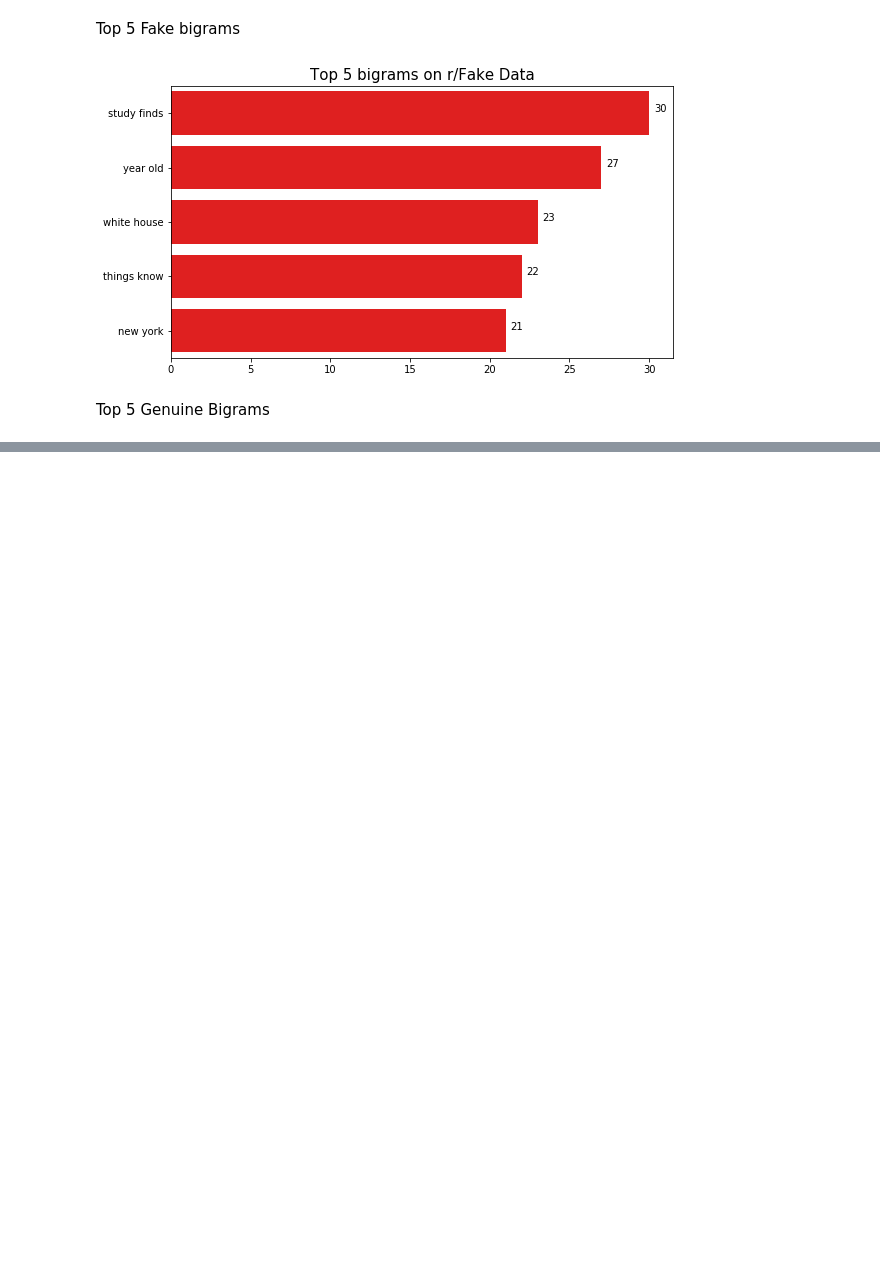
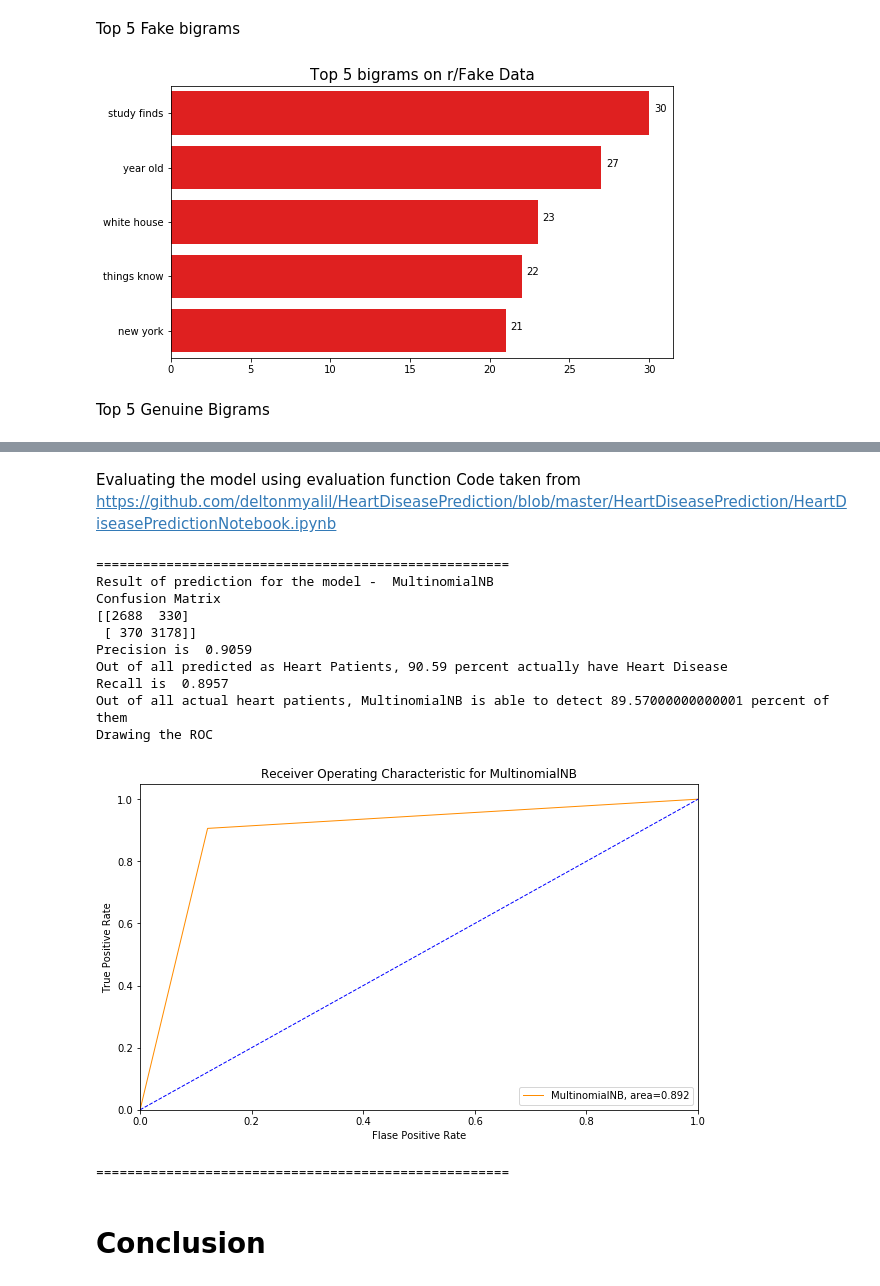
Before and after one commit to deltonmyalil/NLP_Classification_Fake_Articles, a Jupyter notebook: EDA_and_modeling_on_CSV.ipynb, the cells around one changed output, grey strips where cells are left out. Drawn from its saved outputs; the diff is of its cells as text; code cells hidden in the pictures; blank space fills up the shorter version.

```diff
--- a/EDA_and_modeling_on_CSV.ipynb
+++ b/EDA_and_modeling_on_CSV.ipynb
@@ -418,0 +461,6 @@ bar_plot(nonion_top_5.values, nonion_top_5.index, 'Top 5 bigrams on r/nottheonio
+# %%
+from sklearn.model_selection import train_test_split
+X_train, X_test, y_train, y_test = train_test_split(X,
+                                                    y,
+                                                    random_state=0,
+                                                    stratify=y)
@@ -418,0 +489,57 @@ bar_plot(nonion_top_5.values, nonion_top_5.index, 'Top 5 bigrams on r/nottheonio
+# %% [markdown]
+Evaluating the model using evaluation function
+Code taken from
+https://github.com/deltonmyalil/HeartDiseasePrediction/blob/master/HeartDiseasePrediction/HeartDiseasePredictionNotebook.ipynb
+# %%
+# Evaluating the results
+# First, lets make a function to evaluate the results of prediction
+from sklearn.metrics import confusion_matrix
+# Precision = tp/(tp+fp) ie out of all predicted positive, how many actually have heartDisease
+from sklearn.metrics import precision_score
+# Recall = tp/(tp+fn) ie out of all heart disease patients, how many are detected by our MLalgo
+from sklearn.metrics import recall_score
+from sklearn.metrics import roc_curve, auc
+
+def evaluateModel(yTrue, yPredicted, modelName):
+    print("=====================================================")
+    print("Result of prediction for the model - ", modelName)
+    confMatrix = confusion_matrix(yTrue, yPredicted)
+    print("Confusion Matrix")
+    print(confMatrix)
+    precision = round(precision_score(yTrue, yPredicted), 4)
+    print("Precision is ", precision)
+    print("Out of all predicted as Heart Patients, {} percent actually have Heart Disease".format(precision*100))
+    recall = round(recall_score(yTrue, yPredicted), 4)
+    print("Recall is ", recall)
+    print("Out of all actual heart patients, {0} is able to detect {1} percent of them".format(modelName, recall*100))
+    print("Drawing the ROC")
+    fpr, tpr, thresholds = roc_curve(yPredicted, yTrue)
+    roc_auc = round(auc(fpr, tpr), 3) # I only need three decimal places
+    plt.figure(figsize=(10, 6))
+    plt.plot(fpr, tpr, color='darkorange', lw=1, label="{0}, area={1}".format(modelName, roc_auc))
+    plt.plot([0, 1], [0, 1], color='blue', lw=1, linestyle='--') # Apparently this is line between (0,0) and (1,1)
+    plt.xlim([0.0, 1.0])
+    plt.ylim([0.0, 1.05])
+    plt.xlabel("Flase Positive Rate")
+    plt.ylabel("True Positive Rate")
+    plt.title("Receiver Operating Characteristic for {}".format(modelName))
+    plt.legend(loc="lower right")
+    plt.show()
+    print("=====================================================")
+# %%
+evaluateModel(y_test, preds, 'MultinomialNB')
+# %% [output]
+=====================================================
+Result of prediction for the model -  MultinomialNB
+Confusion Matrix
+[[2688  330]
+ [ 370 3178]]
+Precision is  0.9059
+Out of all predicted as Heart Patients, 90.59 percent actually have Heart Disease
+Recall is  0.8957
+Out of all actual heart patients, MultinomialNB is able to detect 89.57000000000001 percent of them
+Drawing the ROC
+[figure, added]
+=====================================================
+# %% [markdown]
+# Conclusion
```
Also changed, not shown: parts of 20 cells of this notebook, 1 other file.
